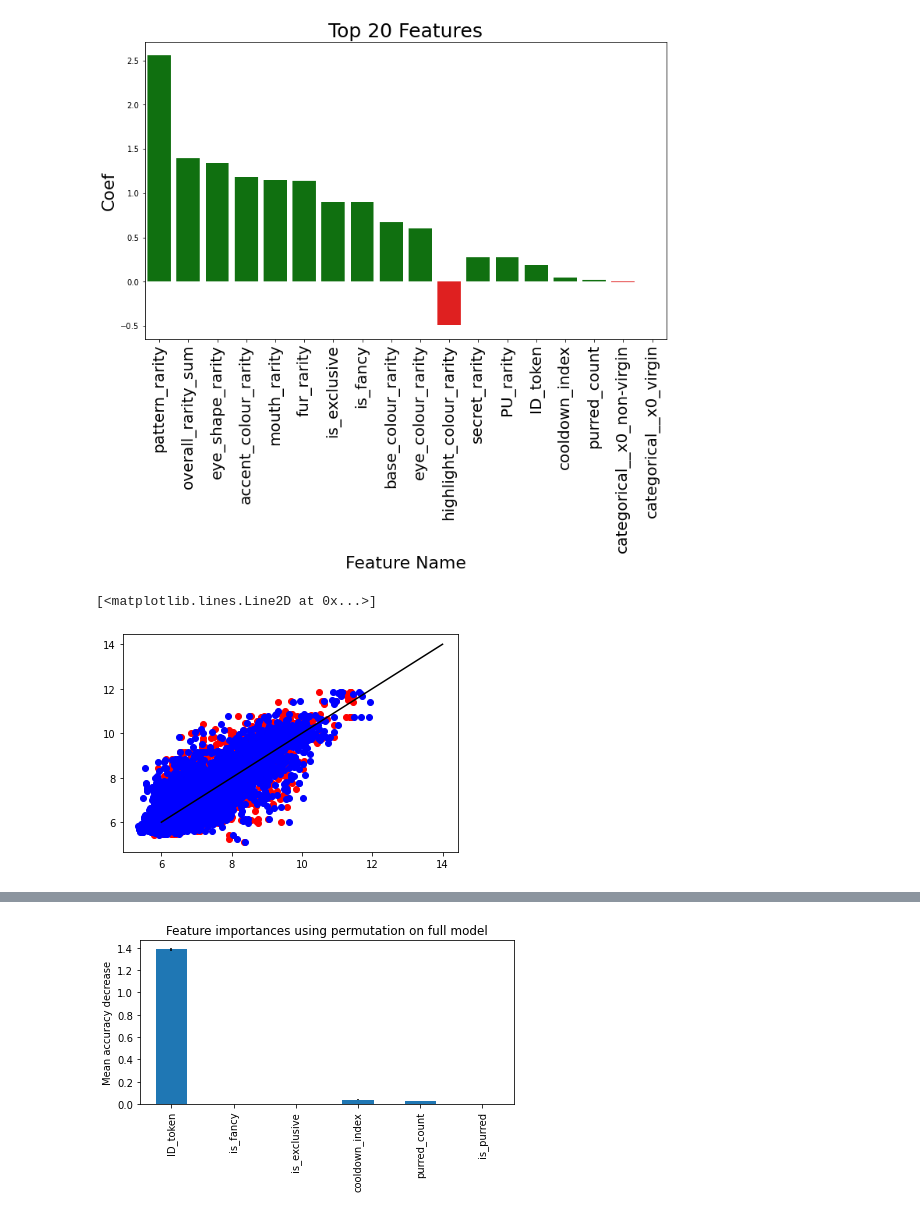
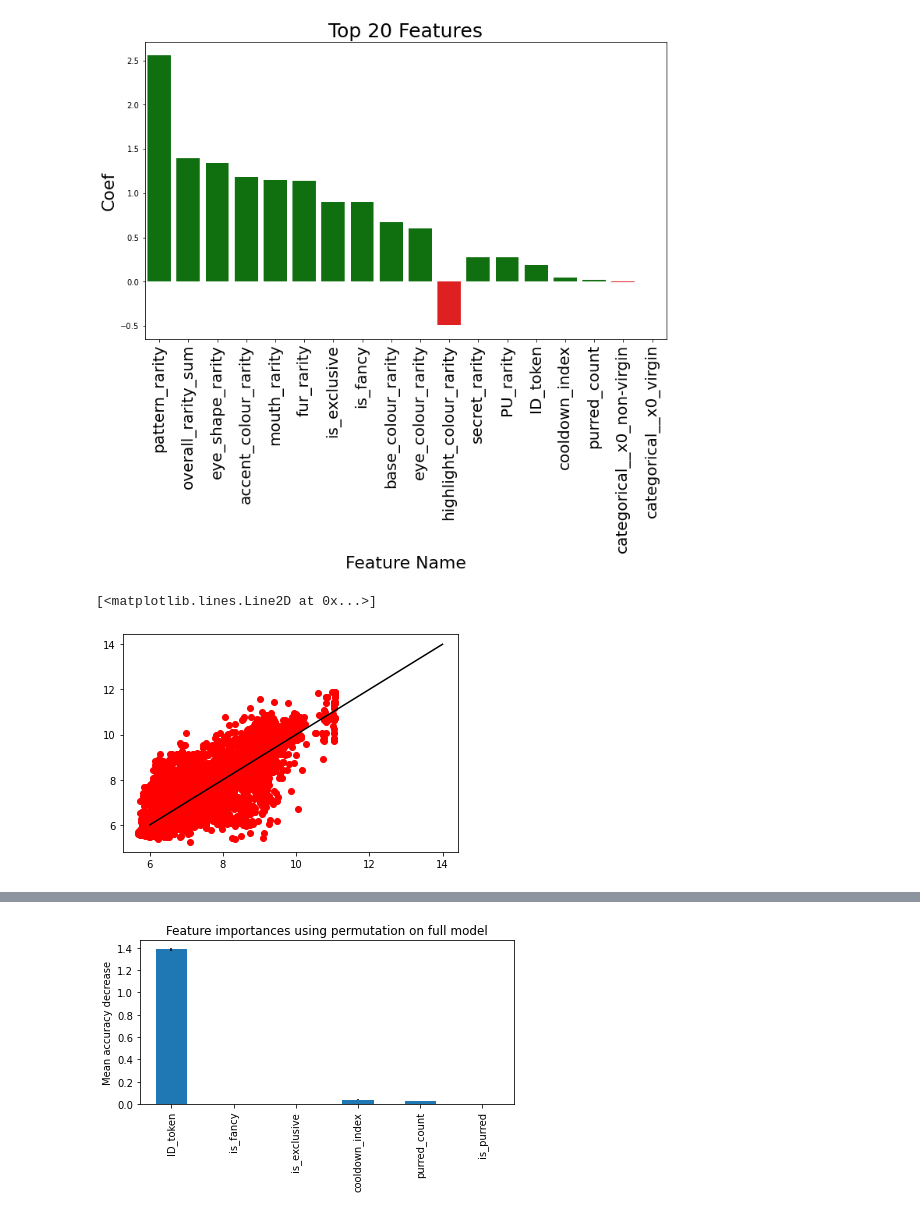
Before and after one commit to csgorham/cryptokitties-heroku, a Jupyter notebook: merge_DATA_go-CRYPTOKITTYAPI.ipynb, the cells around one changed output, grey strips where cells are left out. Saved outputs shown, nothing was run; the diff lists cells and outputs as text; code cells hidden in the pictures.

```diff
--- a/merge_DATA_go-CRYPTOKITTYAPI.ipynb
+++ b/merge_DATA_go-CRYPTOKITTYAPI.ipynb
@@ -746,6 +746,4 @@ class nonlinear_and_residual(BaseEstimator, TransformerMixin):
 # %%
-
-
 Xdata,  ydata = shuffle(Xdata,  ydata, random_state=42)
 Xdata, ydata = Xdata.reset_index(drop=True), ydata.reset_index(drop=True)
 X_train, X_test, y_train, y_test = train_test_split( Xdata, ydata, test_size=0.7, random_state=12)
@@ -753,9 +751,10 @@ X_train, X_test, y_train, y_test = train_test_split( Xdata, ydata, test_size=0.7
 ctransformer  = ColumnTransformer([('numeric', 'passthrough', opts),
 ('categorical', OneHotEncoder(handle_unknown = 'ignore'), categorical )])
 
-poly = PolynomialFeatures(include_bias = True, interaction_only =True, degree=2)
+poly = PolynomialFeatures(include_bias = True, interaction_only =True, degree=1)
 
-pipe = Pipeline([('categorical', ctransformer),('poly', poly),  ('scaling', MaxAbsScaler()),
+#rf - for prediction
+pipe = Pipeline([('categorical', ctransformer), ('poly', poly), ('scaling', MaxAbsScaler()),
                  ('regressor', RandomForestRegressor(n_estimators=170,
                                                      min_samples_split=20,
                                                      min_samples_leaf=6,
@@ -765,8 +764,12 @@ pipe = Pipeline([('categorical', ctransformer),('poly', poly),  ('scaling', MaxA
                                                      oob_score=False,
                                                      random_state = 42))])
 
+#lasso - for feature importance
+#pipe = Pipeline([('categorical', ctransformer) , ('poly', poly), ('scaling', MaxAbsScaler()),
+#                 ('regressor', Lasso(alpha=.002)) ])
+
 pipe.fit(X_train, np.array(y_train))
 y_pred = pipe.predict(X_test)
 R2score = r2_score(np.array(y_test), y_pred, multioutput='variance_weighted')
-print(R2score)
+print("The R2 Score is: " + str(R2score))
 # %% [output]
@@ -907,14 +910,12 @@ print(len(df))
 # %%
 plt.plot(y_pred,y_test, 'or')
 
-plt.plot(y_pred,y_test, 'ob')
-#plt.plot(y_pred1,ydata,'or')
 plt.plot(np.linspace(6,14,5),np.linspace(6,14,5) , '-k')
 #plt.show()
 
 #plt.xlim([12, 20])
 #plt.plot(np.linspace(0,len(ydata), len(ydata)),list(ydata-y_pred1),'or')
 #plt.plot(np.linspace(0,len(y_test), len(y_test)),list(y_test-y_pred2),'ob')
 # %% [output]
 [<matplotlib.lines.Line2D at 0x...>]
-[figure, old version]
+[figure, new version]
```
Also changed, not shown: parts of 33 cells of this notebook, 2 other files.
